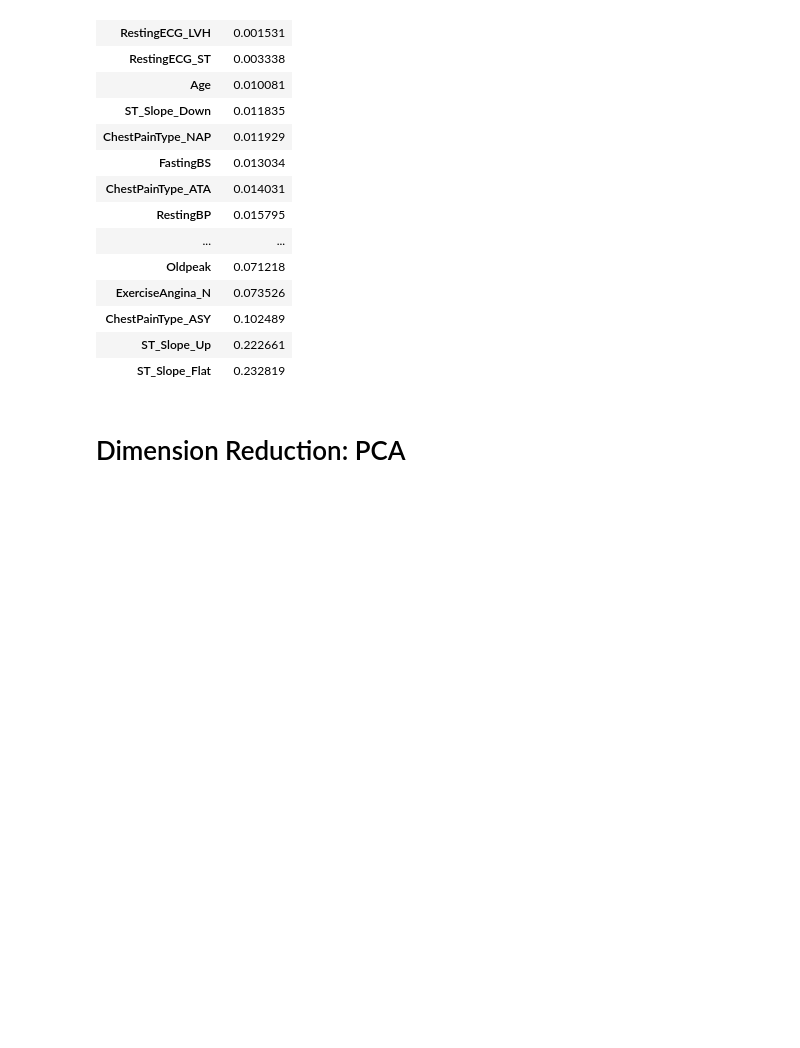
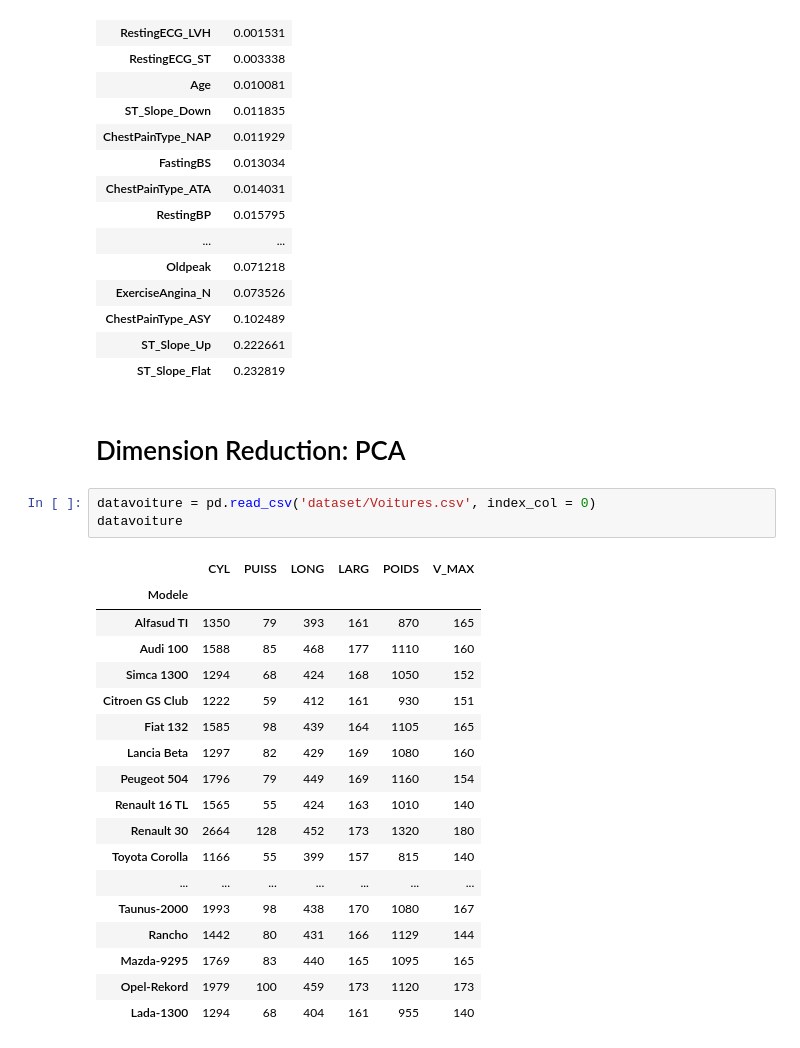
Before and after one commit to Bonasnelson/Machine-learning-cours-, a Jupyter notebook: MachineLearning_Notebook_M1_DS.ipynb, the cells around one changed output. Cells and saved outputs as stored; diff of their text form; blank space fills up the shorter version.

```diff
--- a/MachineLearning_Notebook_M1_DS.ipynb
+++ b/MachineLearning_Notebook_M1_DS.ipynb
@@ -852,3 +852,25 @@ pd.DataFrame(rf_Model.feature_importances_, index = X_train.columns,
 | ST_Slope_Flat | 0.232819 |
 # %% [markdown]
 # Dimension Reduction: PCA
+# %%
+datavoiture = pd.read_csv('dataset/Voitures.csv', index_col = 0)
+datavoiture
+# %% [output]
+|  | CYL | PUISS | LONG | LARG | POIDS | V_MAX |
+| Modele |  |  |  |  |  |  |
+| Alfasud TI | 1350 | 79 | 393 | 161 | 870 | 165 |
+| Audi 100 | 1588 | 85 | 468 | 177 | 1110 | 160 |
+| Simca 1300 | 1294 | 68 | 424 | 168 | 1050 | 152 |
+| Citroen GS Club | 1222 | 59 | 412 | 161 | 930 | 151 |
+| Fiat 132 | 1585 | 98 | 439 | 164 | 1105 | 165 |
+| Lancia Beta | 1297 | 82 | 429 | 169 | 1080 | 160 |
+| Peugeot 504 | 1796 | 79 | 449 | 169 | 1160 | 154 |
+| Renault 16 TL | 1565 | 55 | 424 | 163 | 1010 | 140 |
+| Renault 30 | 2664 | 128 | 452 | 173 | 1320 | 180 |
+| Toyota Corolla | 1166 | 55 | 399 | 157 | 815 | 140 |
+| ... | ... | ... | ... | ... | ... | ... |
+| Taunus-2000 | 1993 | 98 | 438 | 170 | 1080 | 167 |
+| Rancho | 1442 | 80 | 431 | 166 | 1129 | 144 |
+| Mazda-9295 | 1769 | 83 | 440 | 165 | 1095 | 165 |
+| Opel-Rekord | 1979 | 100 | 459 | 173 | 1120 | 173 |
+| Lada-1300 | 1294 | 68 | 404 | 161 | 955 | 140 |
```
Also changed, not shown: parts of 16 cells of this notebook, 4 other files.
